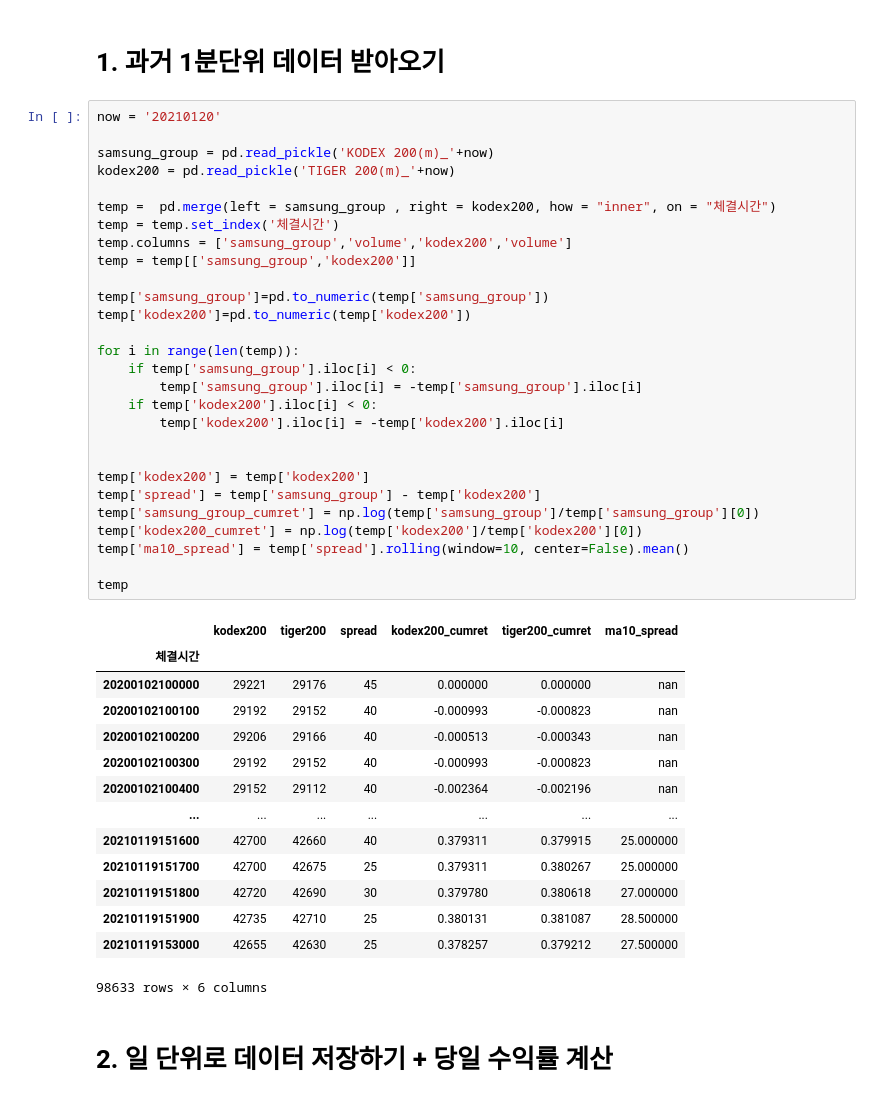
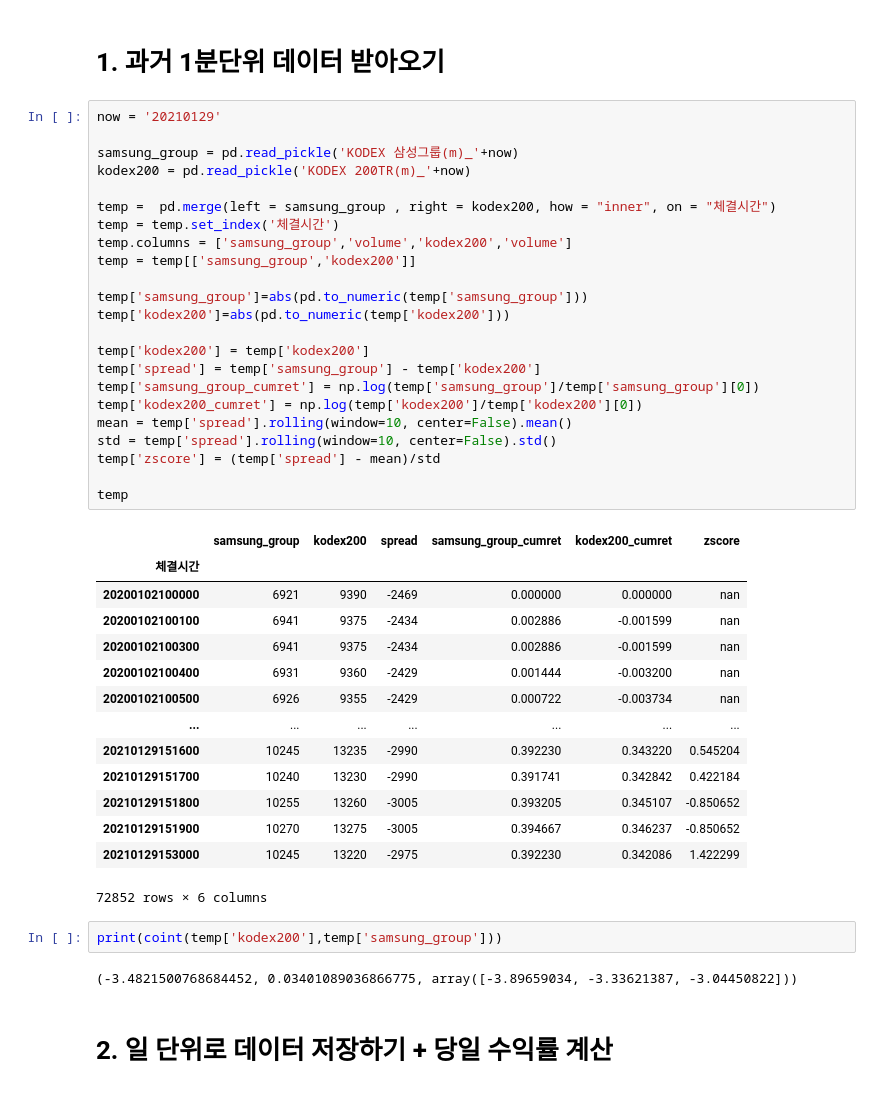
Before and after one commit to hyungchanchoi/AlgorithmTrading_pykiwoom, a Jupyter notebook: analysis/kodex200_samsung_group_analy.ipynb, the cells around one changed output. Cells and saved outputs as stored; diff of their text form.

```diff
--- a/analysis/kodex200_samsung_group_analy.ipynb
+++ b/analysis/kodex200_samsung_group_analy.ipynb
@@ -32,48 +32,47 @@ def one_day(temp,test_day):
 # %% [markdown]
 # 1. 과거 1분단위 데이터 받아오기
 # %%
-now = '20210120'
+now = '20210129'
 
-samsung_group = pd.read_pickle('KODEX 200(m)_'+now)
-kodex200 = pd.read_pickle('TIGER 200(m)_'+now)
+samsung_group = pd.read_pickle('KODEX 삼성그룹(m)_'+now)
+kodex200 = pd.read_pickle('KODEX 200TR(m)_'+now)
 
 temp =  pd.merge(left = samsung_group , right = kodex200, how = "inner", on = "체결시간")
 temp = temp.set_index('체결시간')
 temp.columns = ['samsung_group','volume','kodex200','volume']
 temp = temp[['samsung_group','kodex200']]
 
-temp['samsung_group']=pd.to_numeric(temp['samsung_group'])
-temp['kodex200']=pd.to_numeric(temp['kodex200'])
-
-for i in range(len(temp)):
-    if temp['samsung_group'].iloc[i] < 0:
-        temp['samsung_group'].iloc[i] = -temp['samsung_group'].iloc[i]
-    if temp['kodex200'].iloc[i] < 0:
-        temp['kodex200'].iloc[i] = -temp['kodex200'].iloc[i]
-
+temp['samsung_group']=abs(pd.to_numeric(temp['samsung_group']))
+temp['kodex200']=abs(pd.to_numeric(temp['kodex200']))
 
 temp['kodex200'] = temp['kodex200']
 temp['spread'] = temp['samsung_group'] - temp['kodex200']
 temp['samsung_group_cumret'] = np.log(temp['samsung_group']/temp['samsung_group'][0])
 temp['kodex200_cumret'] = np.log(temp['kodex200']/temp['kodex200'][0])
-temp['ma10_spread'] = temp['spread'].rolling(window=10, center=False).mean()
+mean = temp['spread'].rolling(window=10, center=False).mean()
+std = temp['spread'].rolling(window=10, center=False).std()
+temp['zscore'] = (temp['spread'] - mean)/std
 
 temp
 # %% [output]
-|  | kodex200 | tiger200 | spread | kodex200_cumret | tiger200_cumret | ma10_spread |
+|  | samsung_group | kodex200 | spread | samsung_group_cumret | kodex200_cumret | zscore |
 | 체결시간 |  |  |  |  |  |  |
-| 20200102100000 | 29221 | 29176 | 45 | 0.000000 | 0.000000 | nan |
-| 20200102100100 | 29192 | 29152 | 40 | -0.000993 | -0.000823 | nan |
-| 20200102100200 | 29206 | 29166 | 40 | -0.000513 | -0.000343 | nan |
-| 20200102100300 | 29192 | 29152 | 40 | -0.000993 | -0.000823 | nan |
-| 20200102100400 | 29152 | 29112 | 40 | -0.002364 | -0.002196 | nan |
+| 20200102100000 | 6921 | 9390 | -2469 | 0.000000 | 0.000000 | nan |
+| 20200102100100 | 6941 | 9375 | -2434 | 0.002886 | -0.001599 | nan |
+| 20200102100300 | 6941 | 9375 | -2434 | 0.002886 | -0.001599 | nan |
+| 20200102100400 | 6931 | 9360 | -2429 | 0.001444 | -0.003200 | nan |
+| 20200102100500 | 6926 | 9355 | -2429 | 0.000722 | -0.003734 | nan |
 | ... | ... | ... | ... | ... | ... | ... |
-| 20210119151600 | 42700 | 42660 | 40 | 0.379311 | 0.379915 | 25.000000 |
-| 20210119151700 | 42700 | 42675 | 25 | 0.379311 | 0.380267 | 25.000000 |
-| 20210119151800 | 42720 | 42690 | 30 | 0.379780 | 0.380618 | 27.000000 |
-| 20210119151900 | 42735 | 42710 | 25 | 0.380131 | 0.381087 | 28.500000 |
-| 20210119153000 | 42655 | 42630 | 25 | 0.378257 | 0.379212 | 27.500000 |
+| 20210129151600 | 10245 | 13235 | -2990 | 0.392230 | 0.343220 | 0.545204 |
+| 20210129151700 | 10240 | 13230 | -2990 | 0.391741 | 0.342842 | 0.422184 |
+| 20210129151800 | 10255 | 13260 | -3005 | 0.393205 | 0.345107 | -0.850652 |
+| 20210129151900 | 10270 | 13275 | -3005 | 0.394667 | 0.346237 | -0.850652 |
+| 20210129153000 | 10245 | 13220 | -2975 | 0.392230 | 0.342086 | 1.422299 |
-98633 rows × 6 columns
+72852 rows × 6 columns
+# %%
+print(coint(temp['kodex200'],temp['samsung_group']))
+# %% [output]
+(-3.4821500768684452, 0.03401089036866775, array([-3.89659034, -3.33621387, -3.04450822]))
 # %% [markdown]
 # 2. 일 단위로 데이터 저장하기 + 당일 수익률 계산
 # %%
```
Also changed, not shown: parts of 22 cells of this notebook.
